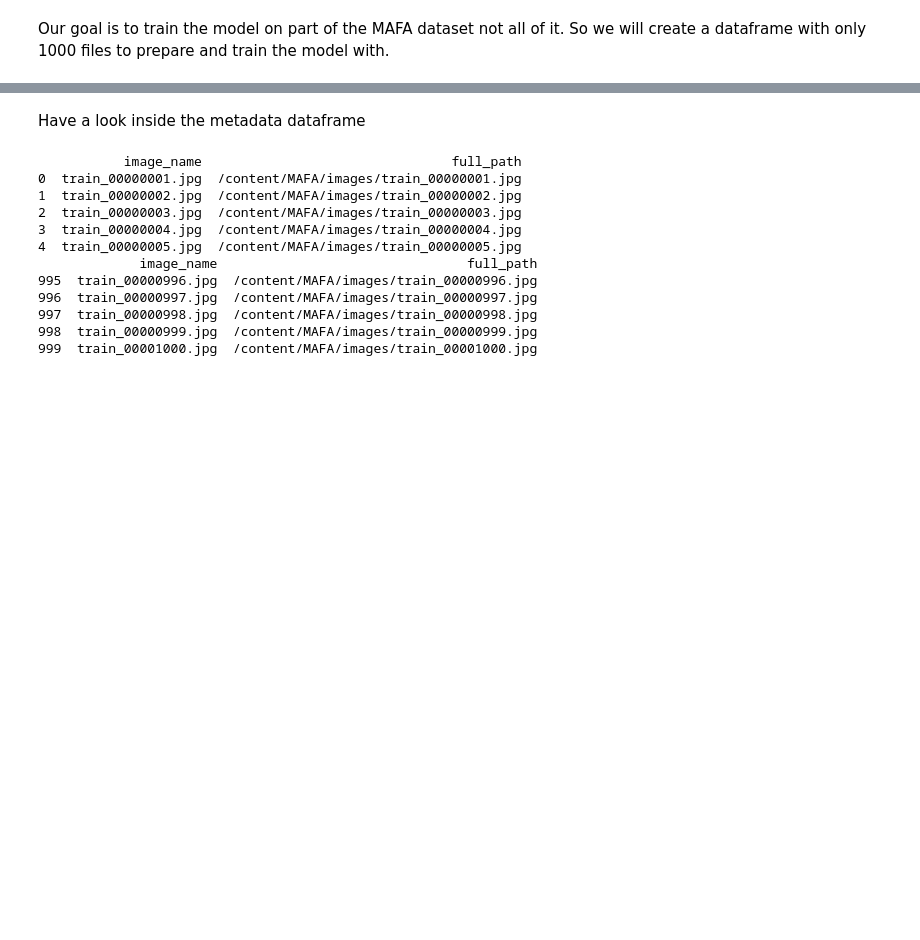
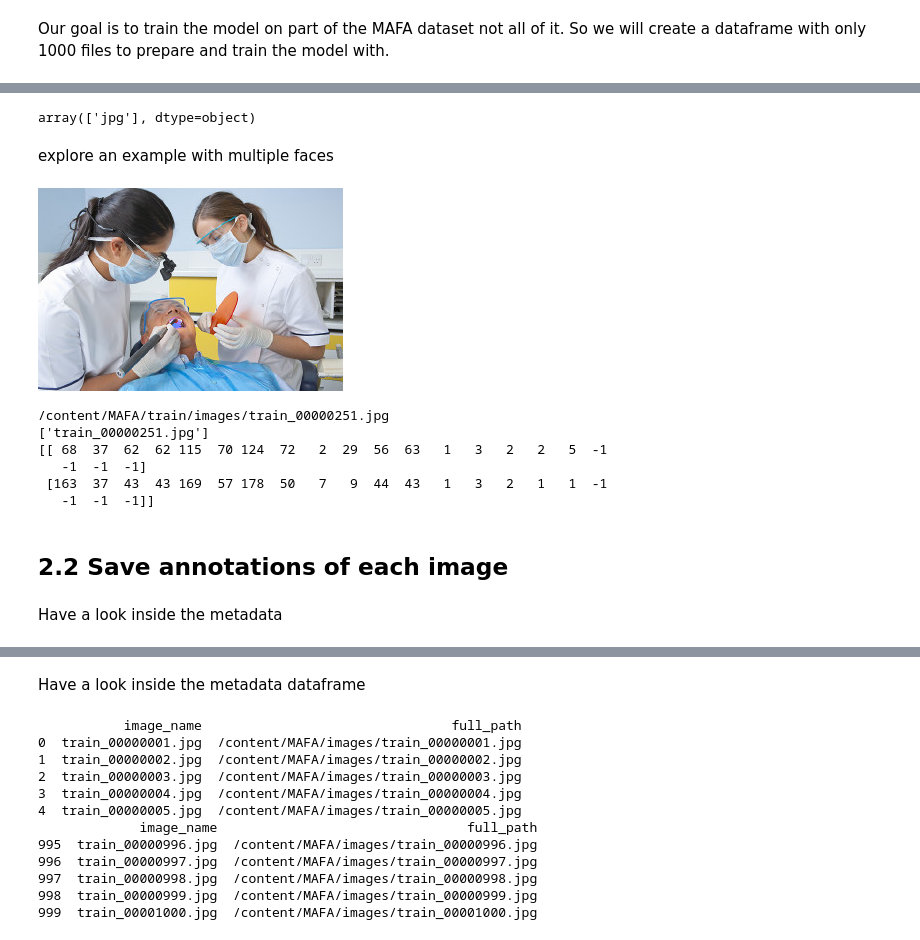
Before and after one commit to Heba-Atef99/FaceBoxes_Tensorflow, a Jupyter notebook: Training/prepare_data/explore_and_prepare_MAFA.ipynb, the cells around one changed output, grey strips where cells are left out. Saved outputs shown, nothing was run; the diff lists cells and outputs as text; code cells hidden in the pictures; blank space fills up the shorter version.

```diff
--- a/Training/prepare_data/explore_and_prepare_MAFA.ipynb
+++ b/Training/prepare_data/explore_and_prepare_MAFA.ipynb
@@ -39,8 +68,8 @@ have a look into the unziped folder contents
 # %% [markdown]
 load labels in mat files, knowing that MAT-files are binary MATLAB® files that store workspace variables.
 # %%
-matTrain = scipy.io.loadmat('/content/MAFA/LabelTrainAll.mat')
-matTest = scipy.io.loadmat('/content/MAFA/LabelTestAll.mat')
+matTrain = scipy.io.loadmat('/content/MAFA/train/LabelTrainAll.mat')
+matTest = scipy.io.loadmat('/content/MAFA/test/LabelTestAll.mat')
 # %% [markdown]
 Show the keys of the mat files
 # %%
@@ -101,2 +130,13 @@ print(imgName)
 # %% [markdown]
 Our goal is to train the model on part of the MAFA dataset not all of it. So we will create a dataframe with only 1000 files to prepare and train the model with.
+# %%
+IMAGES_DIR = '/content/MAFA/train/images/'
+RESULT_DIR = '/content/drive/MyDrive/FaceBoxes_Model/Training_Code/mafa/result/'
+# %%
+metadata = pd.DataFrame()
+trianBatch1 = imgName
+metadata['image_name'] = trianBatch1
+metadata['image_name'] = metadata.image_name.apply(lambda x: x[0])
+
+# add root folder
+metadata['full_path'] = metadata.image_name.apply(lambda x: os.path.join(x, IMAGES_DIR, x))
@@ -102,0 +161,24 @@ Our goal is to train the model on part of the MAFA dataset not all of it. So we
+# %%
+# see all unique endings
+metadata.image_name.apply(lambda x: x.split('.')[-1]).unique()
+# %% [output]
+array(['jpg'], dtype=object)
+# %% [markdown]
+explore an example with multiple faces
+# %%
+Image.open(metadata['full_path'][250])
+# %% [output]
+[figure, added]
+# %%
+print(metadata['full_path'][250])
+print(imgName[250])
+print(label[250])
+# %% [output]
+/content/MAFA/train/images/train_00000251.jpg
+['train_00000251.jpg']
+[[ 68  37  62  62 115  70 124  72   2  29  56  63   1   3   2   2   5  -1
+   -1  -1  -1]
+ [163  37  43  43 169  57 178  50   7   9  44  43   1   3   2   1   1  -1
+   -1  -1  -1]]
+# %% [markdown]
+## 2.2 Save annotations of each image
@@ -102,0 +195,2 @@ Our goal is to train the model on part of the MAFA dataset not all of it. So we
+# %% [markdown]
+Have a look inside the metadata
```
Also changed, not shown: parts of 75 cells of this notebook.
